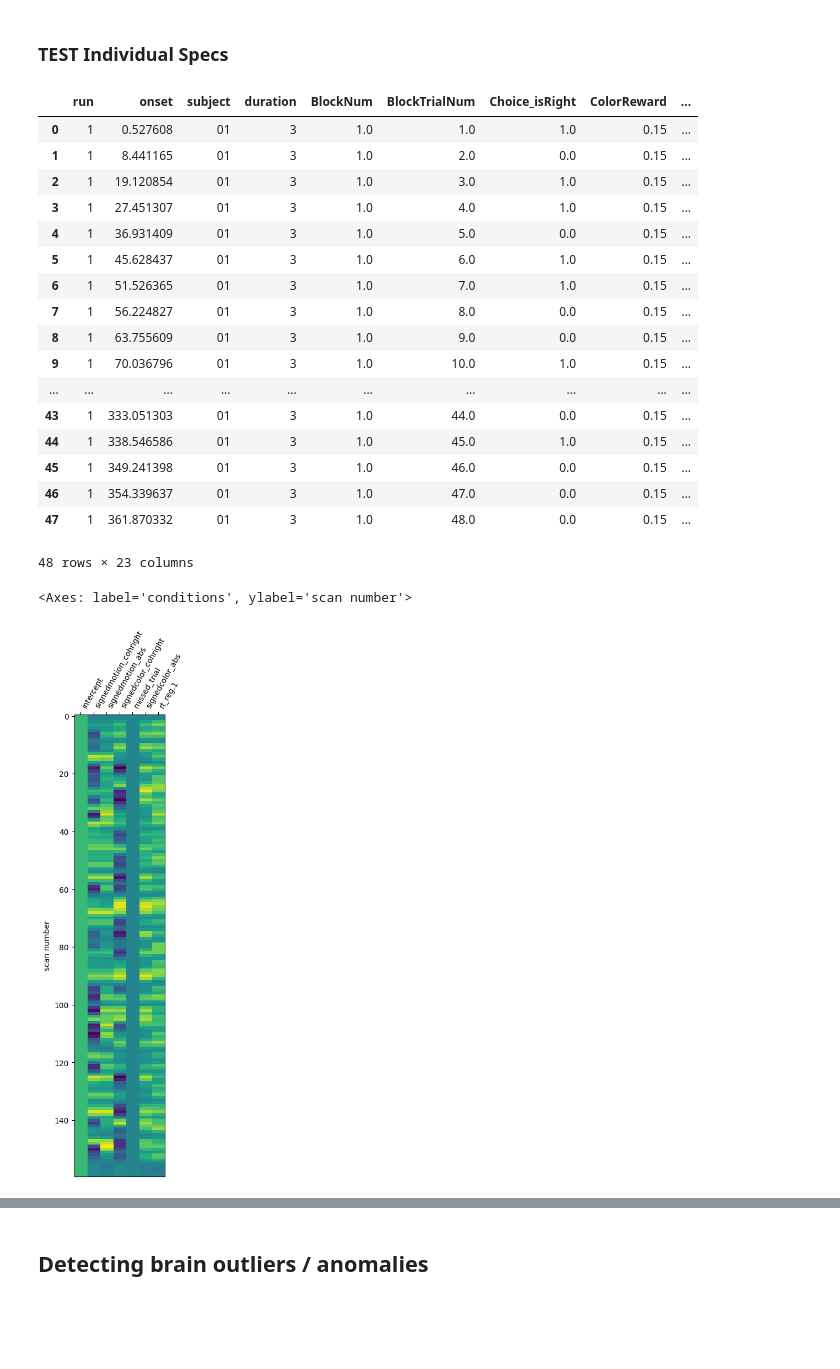
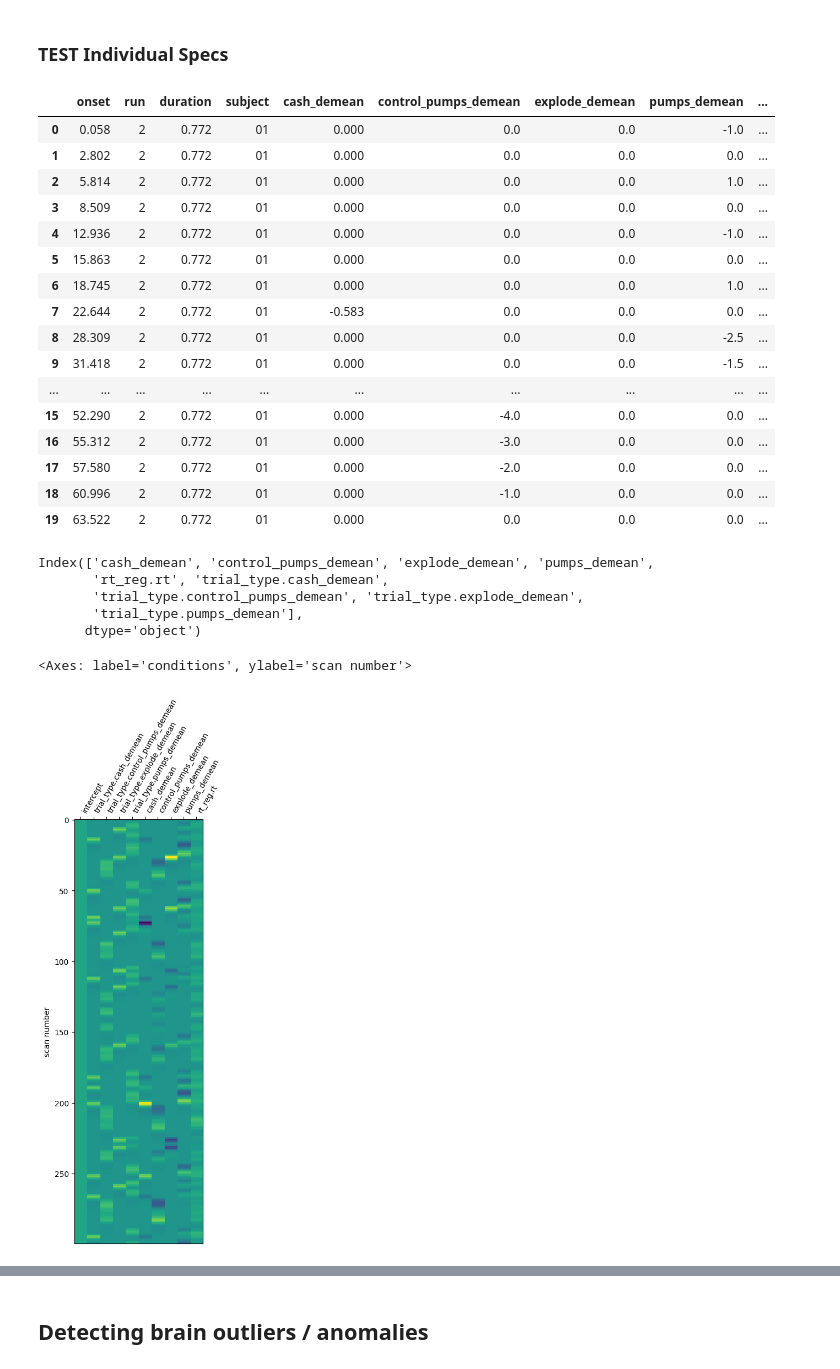
Before and after one commit to lobennett/openneuro_glmfitlins, a Jupyter notebook: scripts/jupyter_notebooks/transformations.ipynb, the cells around one changed output, grey strips where cells are left out. Drawn from its saved outputs; the diff is of its cells as text; code cells hidden in the pictures; blank space fills up the shorter version.

```diff
--- a/scripts/jupyter_notebooks/transformations.ipynb
+++ b/scripts/jupyter_notebooks/transformations.ipynb
@@ -1884,31 +1778,38 @@ outputs = root_mod.run(
     group_by=root_mod.group_by, force_dense=False, transformation_history=True
 )
 # %%
-outputs[0].trans_hist[3].output.to_df()
+outputs[1].trans_hist[3].output.to_df().head(20)
 # %% [output]
-|  | run | onset | subject | duration | BlockNum | BlockTrialNum | Choice_isRight | ColorReward | ... |
-| 0 | 1 | 0.527608 | 01 | 3 | 1.0 | 1.0 | 1.0 | 0.15 | ... |
-| 1 | 1 | 8.441165 | 01 | 3 | 1.0 | 2.0 | 0.0 | 0.15 | ... |
-| 2 | 1 | 19.120854 | 01 | 3 | 1.0 | 3.0 | 1.0 | 0.15 | ... |
-| 3 | 1 | 27.451307 | 01 | 3 | 1.0 | 4.0 | 1.0 | 0.15 | ... |
-| 4 | 1 | 36.931409 | 01 | 3 | 1.0 | 5.0 | 0.0 | 0.15 | ... |
-| 5 | 1 | 45.628437 | 01 | 3 | 1.0 | 6.0 | 1.0 | 0.15 | ... |
-| 6 | 1 | 51.526365 | 01 | 3 | 1.0 | 7.0 | 1.0 | 0.15 | ... |
-| 7 | 1 | 56.224827 | 01 | 3 | 1.0 | 8.0 | 0.0 | 0.15 | ... |
-| 8 | 1 | 63.755609 | 01 | 3 | 1.0 | 9.0 | 0.0 | 0.15 | ... |
-| 9 | 1 | 70.036796 | 01 | 3 | 1.0 | 10.0 | 1.0 | 0.15 | ... |
+|  | onset | run | duration | subject | cash_demean | control_pumps_demean | explode_demean | pumps_demean | ... |
+| 0 | 0.058 | 2 | 0.772 | 01 | 0.000 | 0.0 | 0.0 | -1.0 | ... |
+| 1 | 2.802 | 2 | 0.772 | 01 | 0.000 | 0.0 | 0.0 | 0.0 | ... |
+| 2 | 5.814 | 2 | 0.772 | 01 | 0.000 | 0.0 | 0.0 | 1.0 | ... |
+| 3 | 8.509 | 2 | 0.772 | 01 | 0.000 | 0.0 | 0.0 | 0.0 | ... |
+| 4 | 12.936 | 2 | 0.772 | 01 | 0.000 | 0.0 | 0.0 | -1.0 | ... |
+| 5 | 15.863 | 2 | 0.772 | 01 | 0.000 | 0.0 | 0.0 | 0.0 | ... |
+| 6 | 18.745 | 2 | 0.772 | 01 | 0.000 | 0.0 | 0.0 | 1.0 | ... |
+| 7 | 22.644 | 2 | 0.772 | 01 | -0.583 | 0.0 | 0.0 | 0.0 | ... |
+| 8 | 28.309 | 2 | 0.772 | 01 | 0.000 | 0.0 | 0.0 | -2.5 | ... |
+| 9 | 31.418 | 2 | 0.772 | 01 | 0.000 | 0.0 | 0.0 | -1.5 | ... |
 | ... | ... | ... | ... | ... | ... | ... | ... | ... | ... |
-| 43 | 1 | 333.051303 | 01 | 3 | 1.0 | 44.0 | 0.0 | 0.15 | ... |
-| 44 | 1 | 338.546586 | 01 | 3 | 1.0 | 45.0 | 1.0 | 0.15 | ... |
-| 45 | 1 | 349.241398 | 01 | 3 | 1.0 | 46.0 | 0.0 | 0.15 | ... |
-| 46 | 1 | 354.339637 | 01 | 3 | 1.0 | 47.0 | 0.0 | 0.15 | ... |
-| 47 | 1 | 361.870332 | 01 | 3 | 1.0 | 48.0 | 0.0 | 0.15 | ... |
+| 15 | 52.290 | 2 | 0.772 | 01 | 0.000 | -4.0 | 0.0 | 0.0 | ... |
+| 16 | 55.312 | 2 | 0.772 | 01 | 0.000 | -3.0 | 0.0 | 0.0 | ... |
+| 17 | 57.580 | 2 | 0.772 | 01 | 0.000 | -2.0 | 0.0 | 0.0 | ... |
+| 18 | 60.996 | 2 | 0.772 | 01 | 0.000 | -1.0 | 0.0 | 0.0 | ... |
+| 19 | 63.522 | 2 | 0.772 | 01 | 0.000 | 0.0 | 0.0 | 0.0 | ... |
-48 rows × 23 columns
+# %%
+outputs[0].X.columns.difference(['intercept'])
+# %% [output]
+Index(['cash_demean', 'control_pumps_demean', 'explode_demean', 'pumps_demean',
+       'rt_reg.rt', 'trial_type.cash_demean',
+       'trial_type.control_pumps_demean', 'trial_type.explode_demean',
+       'trial_type.pumps_demean'],
+      dtype='object')
 # %%
-plot_design_matrix(outputs[0].X)
+plot_design_matrix(outputs[1].X)
 # %% [output]
 <Axes: label='conditions', ylabel='scan number'>
-[figure, old version]
+[figure, new version]
 # %%
 plt.figure(figsize=(10, 6))
 columns_to_plot = ['rt_reg.1', 'signedmotion_cohright', 'signedmotion_abs', 'signedcolor_cohright','signedcolor_abs', ]
```
Also changed, not shown: parts of 3 cells of this notebook, 33 other files.
